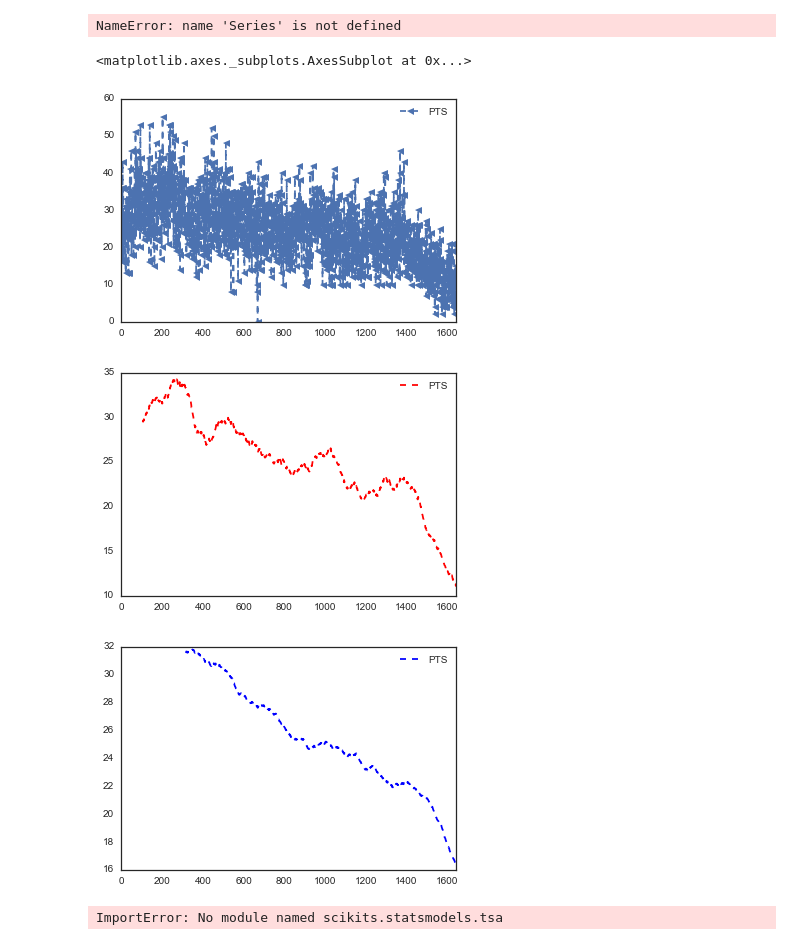
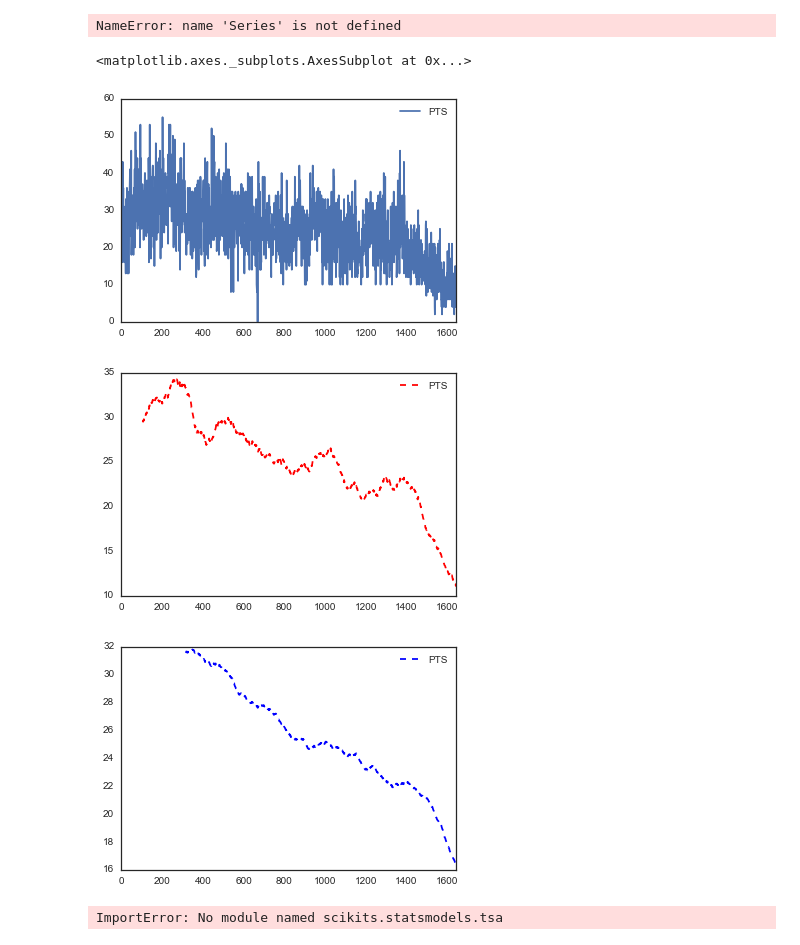
Before and after one commit to AM207Fantasy/am207, a Jupyter notebook: Condition Estimation.ipynb, the cells around one changed output. Saved outputs shown, nothing was run; the diff lists cells and outputs as text; code cells hidden in the pictures.

```diff
--- a/Condition Estimation.ipynb
+++ b/Condition Estimation.ipynb
@@ -643,12 +643,12 @@ NameError: name 'Series' is not defined
 # %%
 from pandas import *
 ts = Scores
-ts.plot(style = '<--')
+ts.plot(style = '-')
 rolling_mean(ts, 100).plot(style='--', c='r')
 rolling_mean(ts, 300).plot(style='--', c='b')
 # %% [output]
 <matplotlib.axes._subplots.AxesSubplot at 0x...>
-[figure, old version]
+[figure, new version]
 [figure]
 [figure]
 # %%
```
